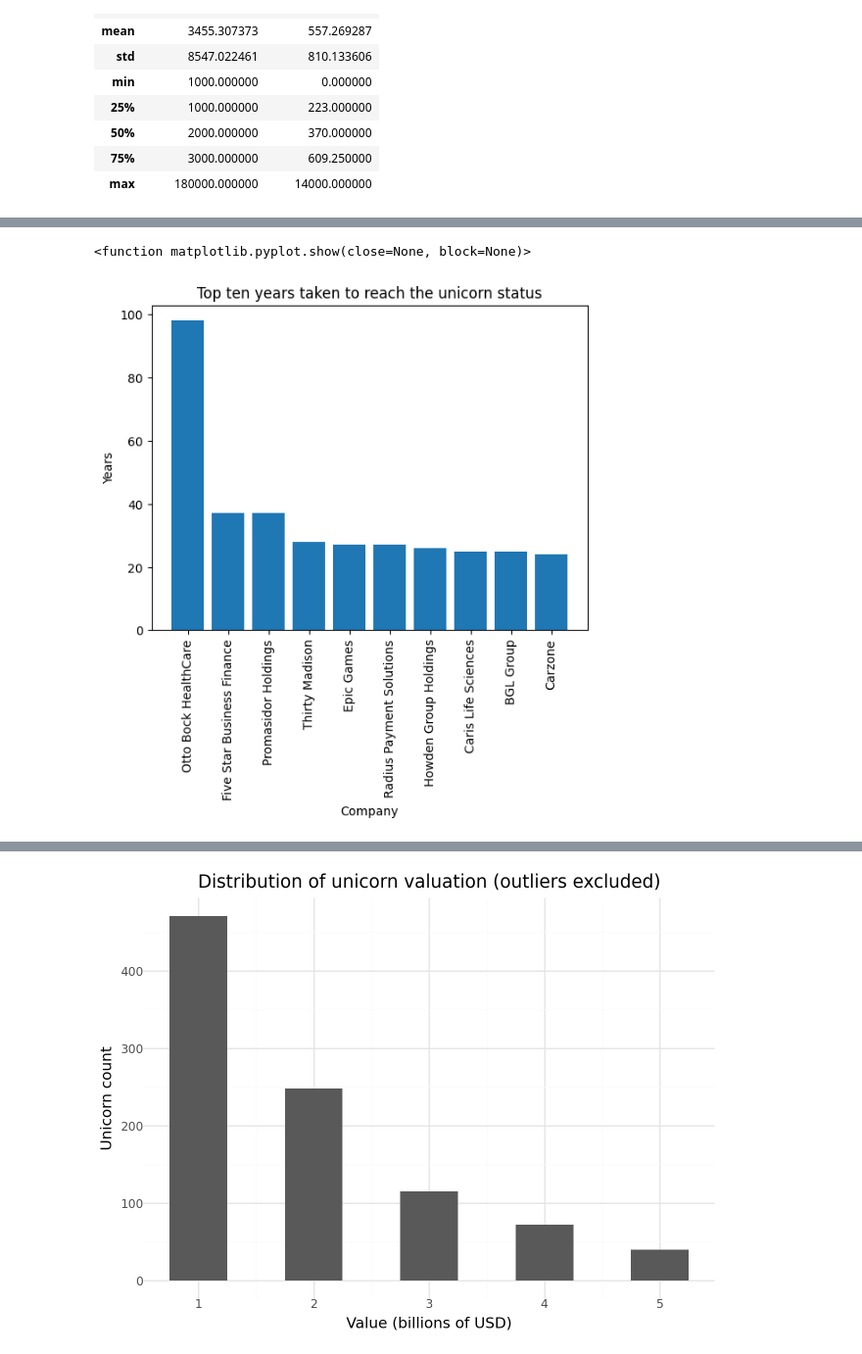
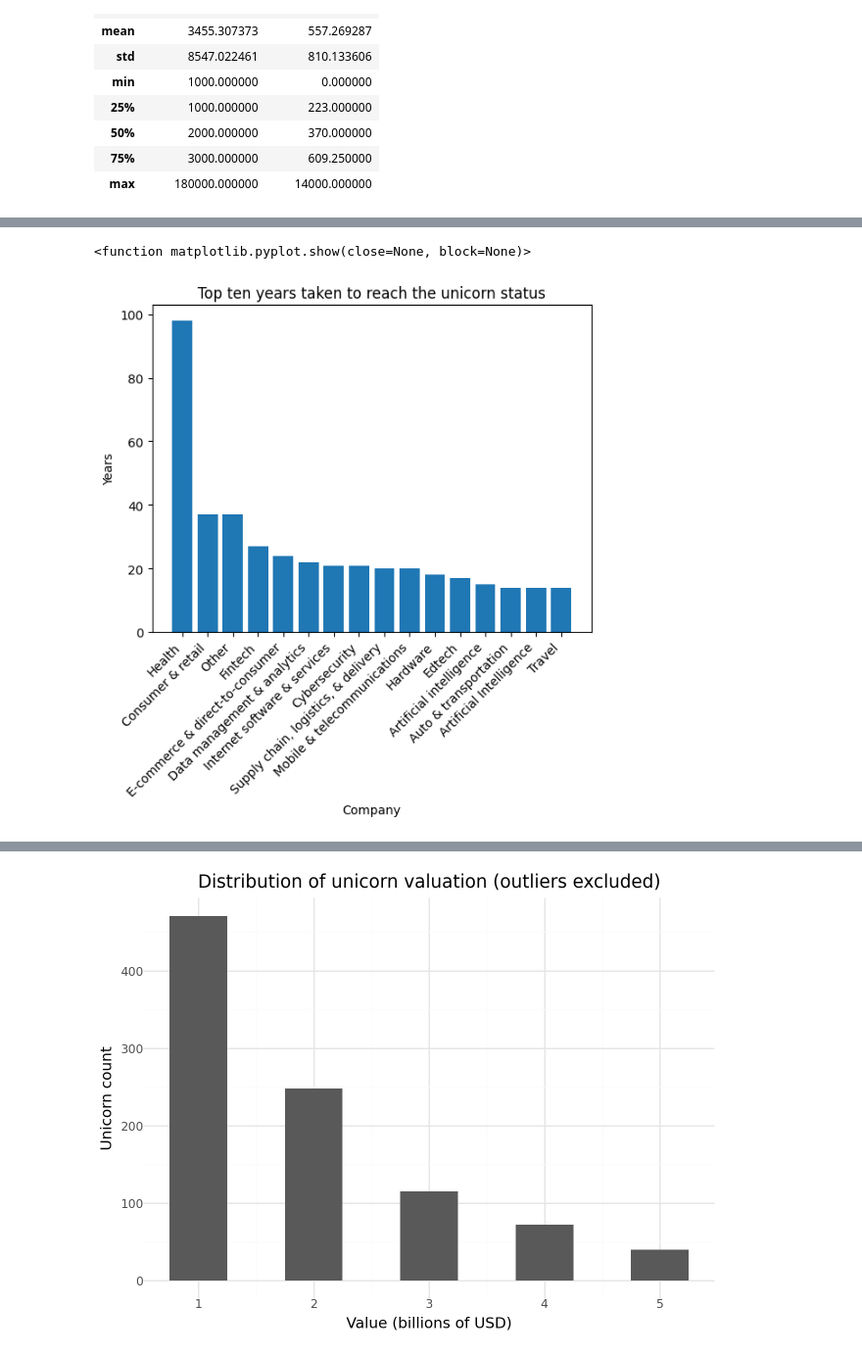
Before and after one commit to tros01/google_advanced_data_analytics, a Jupyter notebook: ga3_unicorns_py.ipynb, the cells around one changed output, grey strips where cells are left out. Shown at 98% size. Cells and saved outputs as stored; diff of their text form; code cells hidden in the pictures.

```diff
--- a/ga3_unicorns_py.ipynb
+++ b/ga3_unicorns_py.ipynb
@@ -151,22 +152,28 @@ df.sample(n=10)
 # Compute the time it took companies to reach unicorn status
 plot_df = df.copy()
 plot_df["years_till_joined"] = plot_df["year_joined"] - plot_df["year_founded"]
-plot_df = plot_df.sort_values(by="years_till_joined", ascending=False)
-plot_df = plot_df.iloc[0:10, :]
+# %%
+# Compute the maximum years taken to attain the unicorn status in each industry
+industry_max_df = (
+    plot_df[["industry", "years_till_joined"]]
+    .groupby("industry")
+    .max()
+    .sort_values(by="years_till_joined", ascending=False)
+    )
 # %%
 # Visualise the time it took companies to reach unicorn status
 plt.bar(
-    plot_df.company,
-    plot_df.years_till_joined
+    industry_max_df.index,
+    industry_max_df.years_till_joined
 )
 
 
 plt.title("Top ten years taken to reach the unicorn status")
 plt.xlabel("Company")
 plt.ylabel("Years")
-plt.xticks(rotation=90)
+plt.xticks(rotation=45, horizontalalignment="right")
 
 plt.show
 # %% [output]
 <function matplotlib.pyplot.show(close=None, block=None)>
-[figure, old version]
+[figure, new version]
```
Also changed, not shown: parts of 4 cells of this notebook.
